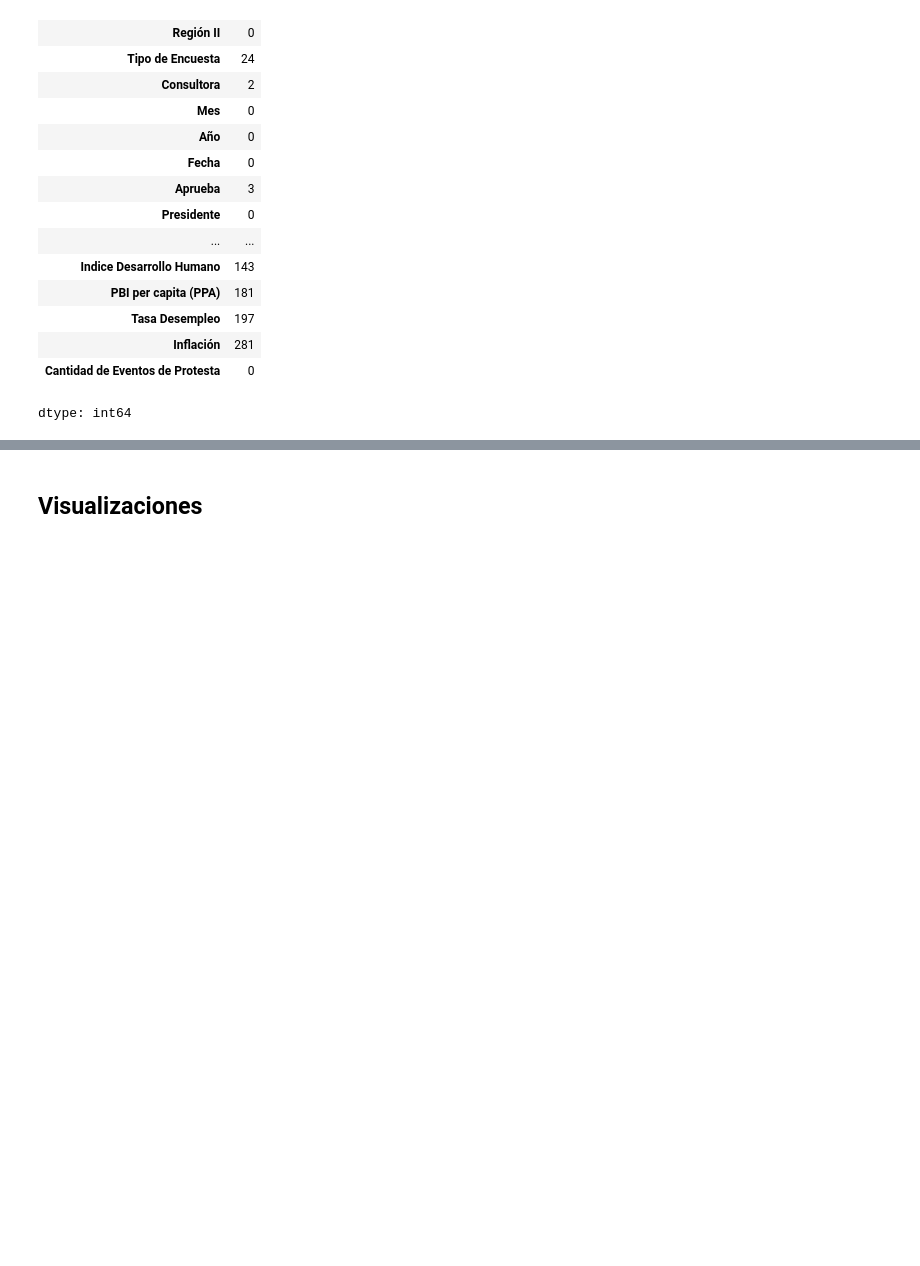
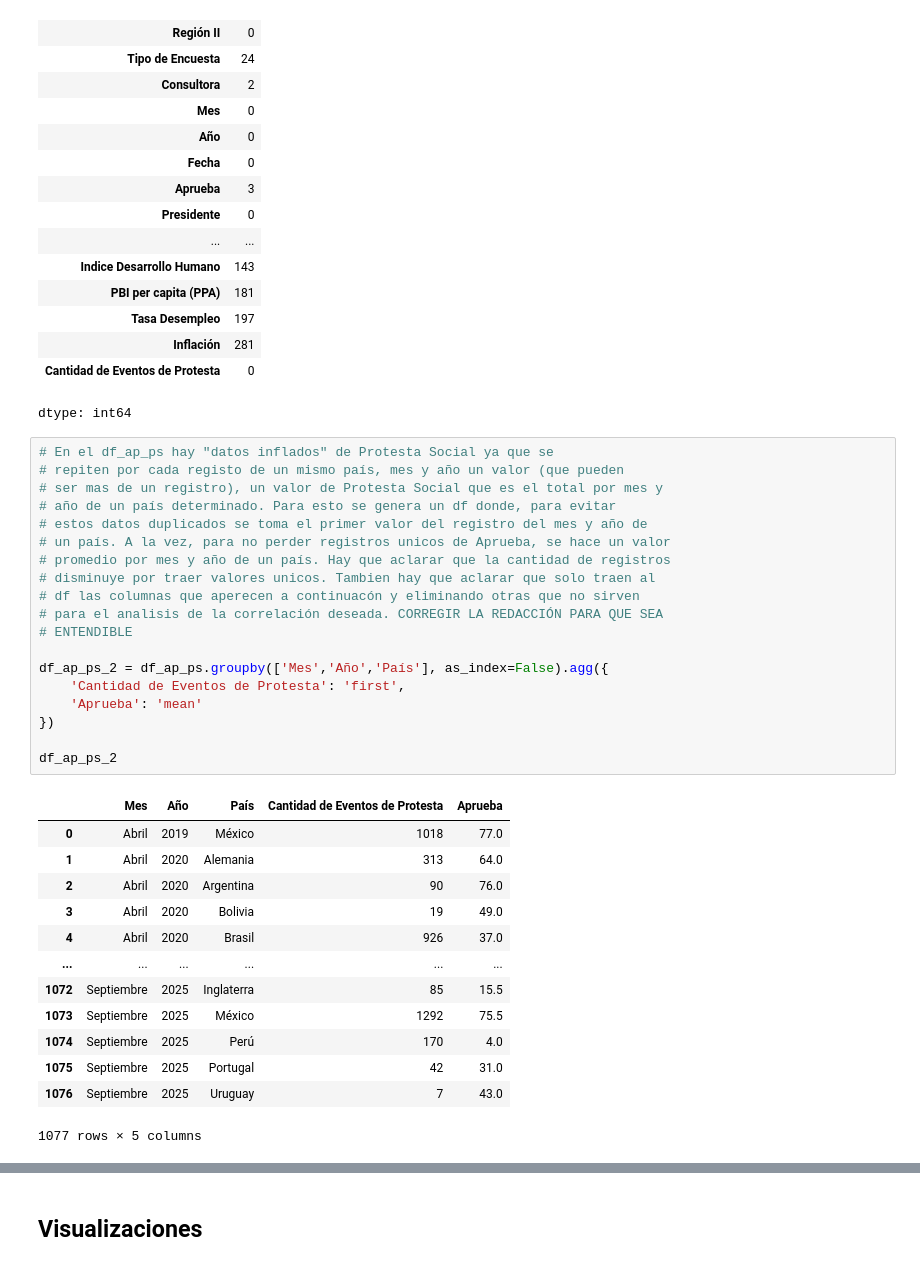
Before and after one commit to Claudio-Ferriz/Proyecto-AP-PS, a Jupyter notebook: Proyecto_AP_PS.ipynb, the cells around one changed output, grey strips where cells are left out. Cells and saved outputs as stored; diff of their text form; blank space fills up the shorter version.

```diff
--- a/Proyecto_AP_PS.ipynb
+++ b/Proyecto_AP_PS.ipynb
@@ -244,3 +244,36 @@ df_ap_ps.isnull().sum()
 | Inflación | 281 |
 | Cantidad de Eventos de Protesta | 0 |
 dtype: int64
+# %%
+# En el df_ap_ps hay "datos inflados" de Protesta Social ya que se
+# repiten por cada registo de un mismo país, mes y año un valor (que pueden
+# ser mas de un registro), un valor de Protesta Social que es el total por mes y
+# año de un país determinado. Para esto se genera un df donde, para evitar
+# estos datos duplicados se toma el primer valor del registro del mes y año de
+# un país. A la vez, para no perder registros unicos de Aprueba, se hace un valor
+# promedio por mes y año de un país. Hay que aclarar que la cantidad de registros
+# disminuye por traer valores unicos. Tambien hay que aclarar que solo traen al
+# df las columnas que aperecen a continuacón y eliminando otras que no sirven
+# para el analisis de la correlación deseada. CORREGIR LA REDACCIÓN PARA QUE SEA
+# ENTENDIBLE
+
+df_ap_ps_2 = df_ap_ps.groupby(['Mes','Año','País'], as_index=False).agg({
+    'Cantidad de Eventos de Protesta': 'first',
+    'Aprueba': 'mean'
+})
+
+df_ap_ps_2
+# %% [output]
+|  | Mes | Año | País | Cantidad de Eventos de Protesta | Aprueba |
+| 0 | Abril | 2019 | México | 1018 | 77.0 |
+| 1 | Abril | 2020 | Alemania | 313 | 64.0 |
+| 2 | Abril | 2020 | Argentina | 90 | 76.0 |
+| 3 | Abril | 2020 | Bolivia | 19 | 49.0 |
+| 4 | Abril | 2020 | Brasil | 926 | 37.0 |
+| ... | ... | ... | ... | ... | ... |
+| 1072 | Septiembre | 2025 | Inglaterra | 85 | 15.5 |
+| 1073 | Septiembre | 2025 | México | 1292 | 75.5 |
+| 1074 | Septiembre | 2025 | Perú | 170 | 4.0 |
+| 1075 | Septiembre | 2025 | Portugal | 42 | 31.0 |
+| 1076 | Septiembre | 2025 | Uruguay | 7 | 43.0 |
+1077 rows × 5 columns
```
Also changed, not shown: parts of 9 cells of this notebook.
